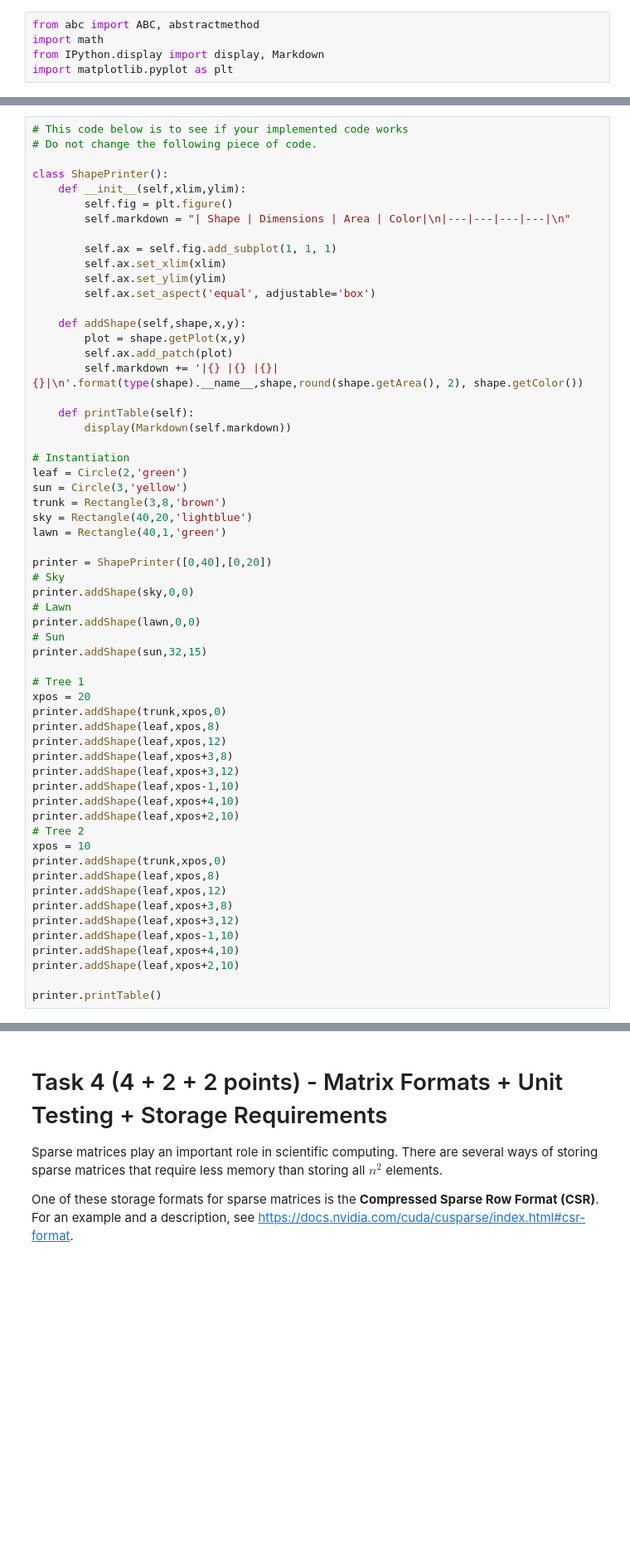
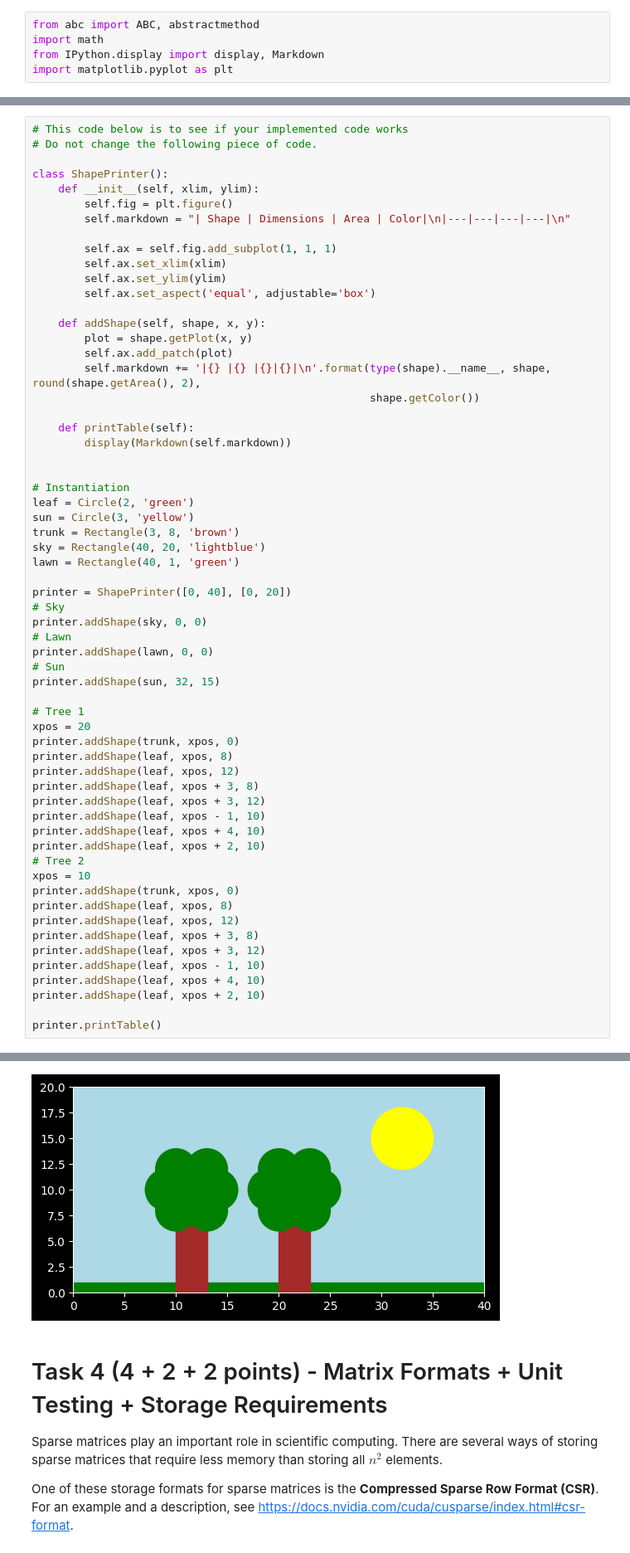
Before and after one commit to shakira-p/ScientificProgrammingPython, a Jupyter notebook: assignment2/Assignment 2_student.ipynb, the cells around one changed output, grey strips where cells are left out. Shown at 83% size. Saved outputs shown, nothing was run; the diff lists cells and outputs as text; blank space fills up the shorter version.

```diff
--- a/assignment2/Assignment 2_student.ipynb
+++ b/assignment2/Assignment 2_student.ipynb
@@ -188,7 +230,7 @@ class Rectangle(Shape):
 # Do not change the following piece of code.
 
 class ShapePrinter():
-    def __init__(self,xlim,ylim):
+    def __init__(self, xlim, ylim):
         self.fig = plt.figure()
         self.markdown = "| Shape | Dimensions | Area | Color|\n|---|---|---|---|\n"
 
@@ -197,48 +239,51 @@ class ShapePrinter():
         self.ax.set_ylim(ylim)
         self.ax.set_aspect('equal', adjustable='box')
 
-    def addShape(self,shape,x,y):
-        plot = shape.getPlot(x,y)
+    def addShape(self, shape, x, y):
+        plot = shape.getPlot(x, y)
         self.ax.add_patch(plot)
-        self.markdown += '|{} |{} |{}|{}|\n'.format(type(shape).__name__,shape,round(shape.getArea(), 2), shape.getColor())
+        self.markdown += '|{} |{} |{}|{}|\n'.format(type(shape).__name__, shape, round(shape.getArea(), 2),
+                                                    shape.getColor())
 
     def printTable(self):
         display(Markdown(self.markdown))
 
+
 # Instantiation
-leaf = Circle(2,'green')
-sun = Circle(3,'yellow')
-trunk = Rectangle(3,8,'brown')
-sky = Rectangle(40,20,'lightblue')
-lawn = Rectangle(40,1,'green')
+leaf = Circle(2, 'green')
+sun = Circle(3, 'yellow')
+trunk = Rectangle(3, 8, 'brown')
+sky = Rectangle(40, 20, 'lightblue')
+lawn = Rectangle(40, 1, 'green')
 
-printer = ShapePrinter([0,40],[0,20])
+printer = ShapePrinter([0, 40], [0, 20])
 # Sky
-printer.addShape(sky,0,0)
+printer.addShape(sky, 0, 0)
 # Lawn
-printer.addShape(lawn,0,0)
+printer.addShape(lawn, 0, 0)
 # Sun
-printer.addShape(sun,32,15)
+printer.addShape(sun, 32, 15)
 
 # Tree 1
 xpos = 20
-printer.addShape(trunk,xpos,0)
-printer.addShape(leaf,xpos,8)
-printer.addShape(leaf,xpos,12)
-printer.addShape(leaf,xpos+3,8)
-printer.addShape(leaf,xpos+3,12)
-printer.addShape(leaf,xpos-1,10)
-printer.addShape(leaf,xpos+4,10)
-printer.addShape(leaf,xpos+2,10)
+printer.addShape(trunk, xpos, 0)
+printer.addShape(leaf, xpos, 8)
+printer.addShape(leaf, xpos, 12)
+printer.addShape(leaf, xpos + 3, 8)
+printer.addShape(leaf, xpos + 3, 12)
+printer.addShape(leaf, xpos - 1, 10)
+printer.addShape(leaf, xpos + 4, 10)
+printer.addShape(leaf, xpos + 2, 10)
 # Tree 2
 xpos = 10
-printer.addShape(trunk,xpos,0)
-printer.addShape(leaf,xpos,8)
-printer.addShape(leaf,xpos,12)
-printer.addShape(leaf,xpos+3,8)
-printer.addShape(leaf,xpos+3,12)
-printer.addShape(leaf,xpos-1,10)
-printer.addShape(leaf,xpos+4,10)
-printer.addShape(leaf,xpos+2,10)
+printer.addShape(trunk, xpos, 0)
+printer.addShape(leaf, xpos, 8)
+printer.addShape(leaf, xpos, 12)
+printer.addShape(leaf, xpos + 3, 8)
+printer.addShape(leaf, xpos + 3, 12)
+printer.addShape(leaf, xpos - 1, 10)
+printer.addShape(leaf, xpos + 4, 10)
+printer.addShape(leaf, xpos + 2, 10)
 
 printer.printTable()
+# %% [output]
@@ -245,3 +311,4 @@ printer.printTable()
+[figure, added]
 # %% [markdown]
 # Task 4 (4 + 2 + 2 points) - Matrix Formats + Unit Testing + Storage Requirements
 
```
Also changed, not shown: parts of 15 cells of this notebook.
